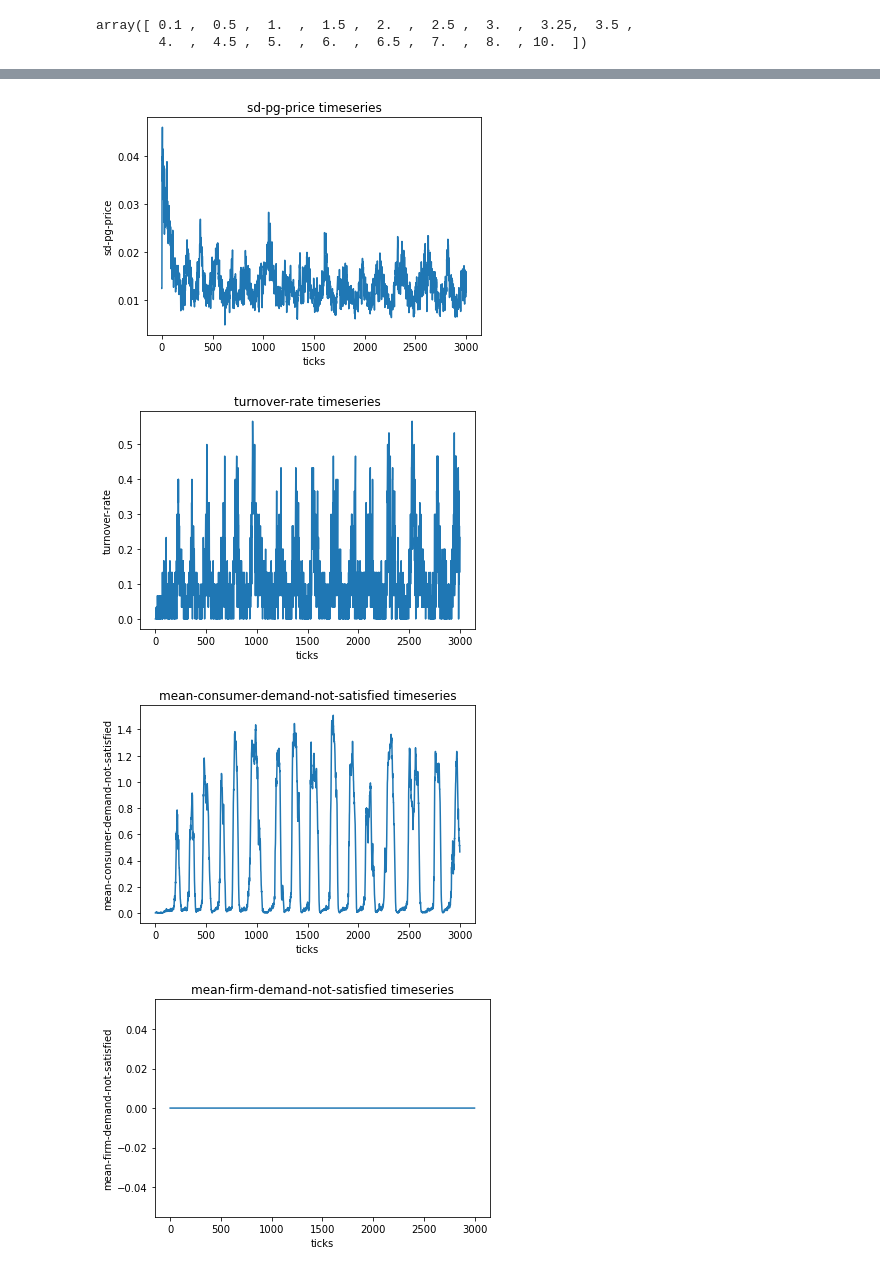
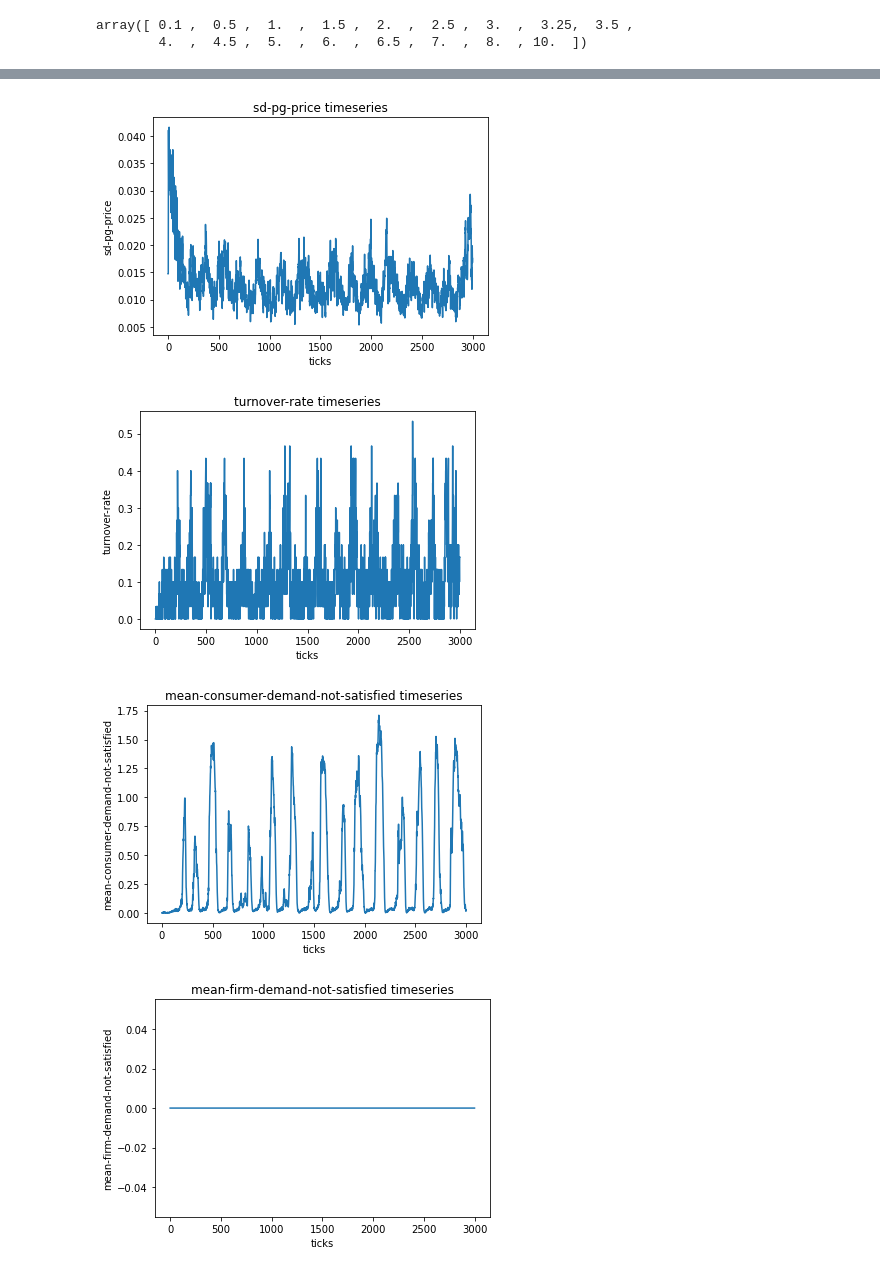
Before and after one commit to jzkelter/tabular-standards, a Jupyter notebook: Experiments/2022.07.07 max-prod-capacity, tech-param, dimishing-utility/2022.07.07 max-prod-capacity, tech-param, dimishing-utility.ipynb, the cells around one changed output, grey strips where cells are left out. Saved outputs shown, nothing was run; the diff lists cells and outputs as text; code cells hidden in the pictures.

```diff
--- a/Experiments/2022.07.07 max-prod-capacity, tech-param, dimishing-utility/2022.07.07 max-prod-capacity, tech-param, dimishing-utility.ipynb
+++ b/Experiments/2022.07.07 max-prod-capacity, tech-param, dimishing-utility/2022.07.07 max-prod-capacity, tech-param, dimishing-utility.ipynb
@@ -155,6 +155,6 @@ df["max-prod-capacity-per-capita"].unique()
 array([ 0.1 ,  0.5 ,  1.  ,  1.5 ,  2.  ,  2.5 ,  3.  ,  3.25,  3.5 ,
         4.  ,  4.5 ,  5.  ,  6.  ,  6.5 ,  7.  ,  8.  , 10.  ])
 # %%
-tdf = df[(df["max-prod-capacity-per-capita"] == 5) & (df["setup-structure"] == "Single-PG&CG-TC=2.json") & ((df["DIMINISHING-UTILITY-CONSTANT"] == 0.9))]
+tdf = df[(df["max-prod-capacity-per-capita"] == 5) & (df["setup-structure"] == "Single-PG&CG-TC=2.json") & ((df["DIMINISHING-UTILITY-CONSTANT"] == 0.5))]
 plot_var_timeseries(tdf)
 # %% [output]
@@ -168,4 +168,4 @@ plot_var_timeseries(tdf)
-[figure, old version]
+[figure, new version]
-[figure, old version]
+[figure, new version]
-[figure, old version]
+[figure, new version]
 [figure]
```
Also changed, not shown: parts of 2 cells of this notebook, 8 other files.
